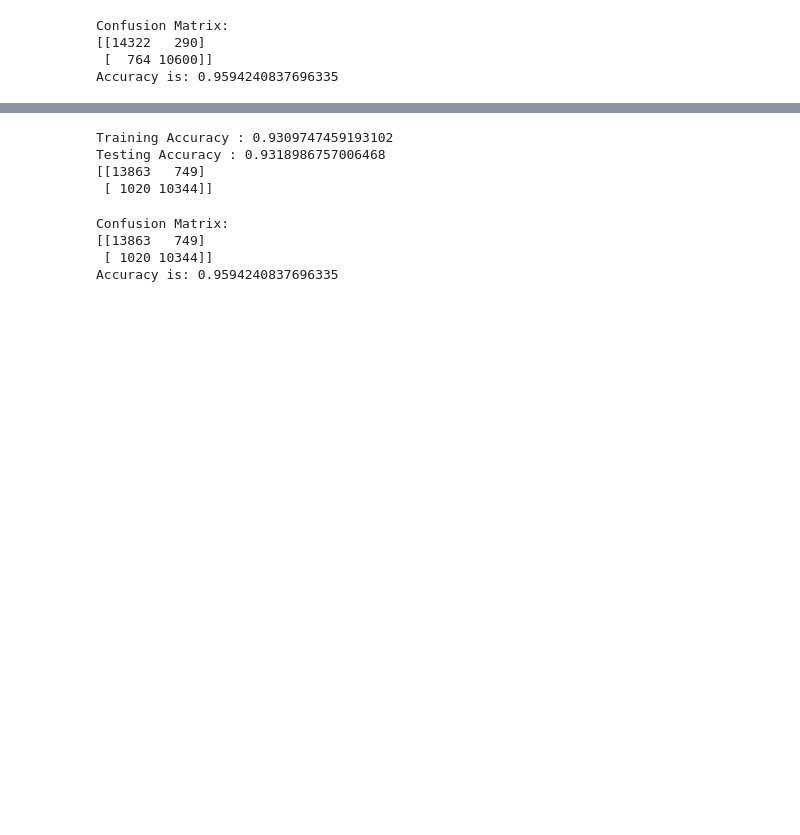
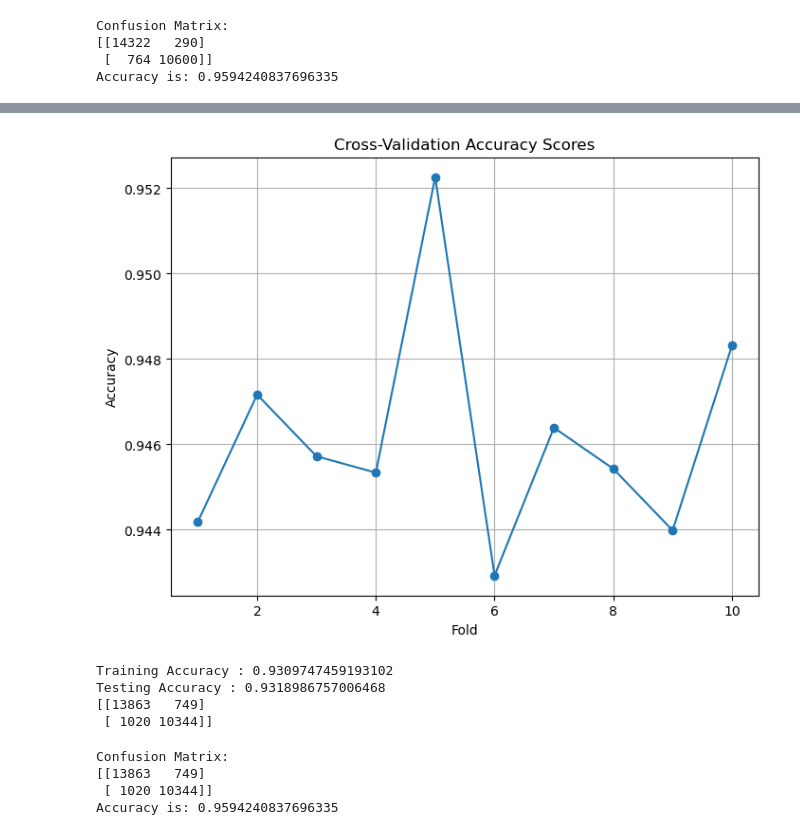
Before and after one commit to ZygimantasJakubauskas/Mashine-Learning-CA1, a Jupyter notebook: ML/CA1 Project.ipynb, the cells around one changed output, grey strips where cells are left out. Cells and saved outputs as stored; diff of their text form; code cells hidden in the pictures; blank space fills up the shorter version.

```diff
--- a/ML/CA1 Project.ipynb
+++ b/ML/CA1 Project.ipynb
@@ -733,3 +784,13 @@ Standard Deviation : 0.0021322040728729403
+# %%
+plt.figure(figsize=(8, 6))
+plt.plot(range(1, len(cvs) + 1), cvs, marker='o')
+plt.title('Cross-Validation Accuracy Scores')
+plt.xlabel('Fold')
+plt.ylabel('Accuracy')
+plt.grid(True)
+plt.show()
+# %% [output]
+[figure, added]
 # %%
 from sklearn.linear_model import LogisticRegression
 
```
Also changed, not shown: parts of 15 cells of this notebook, 2 other files.
